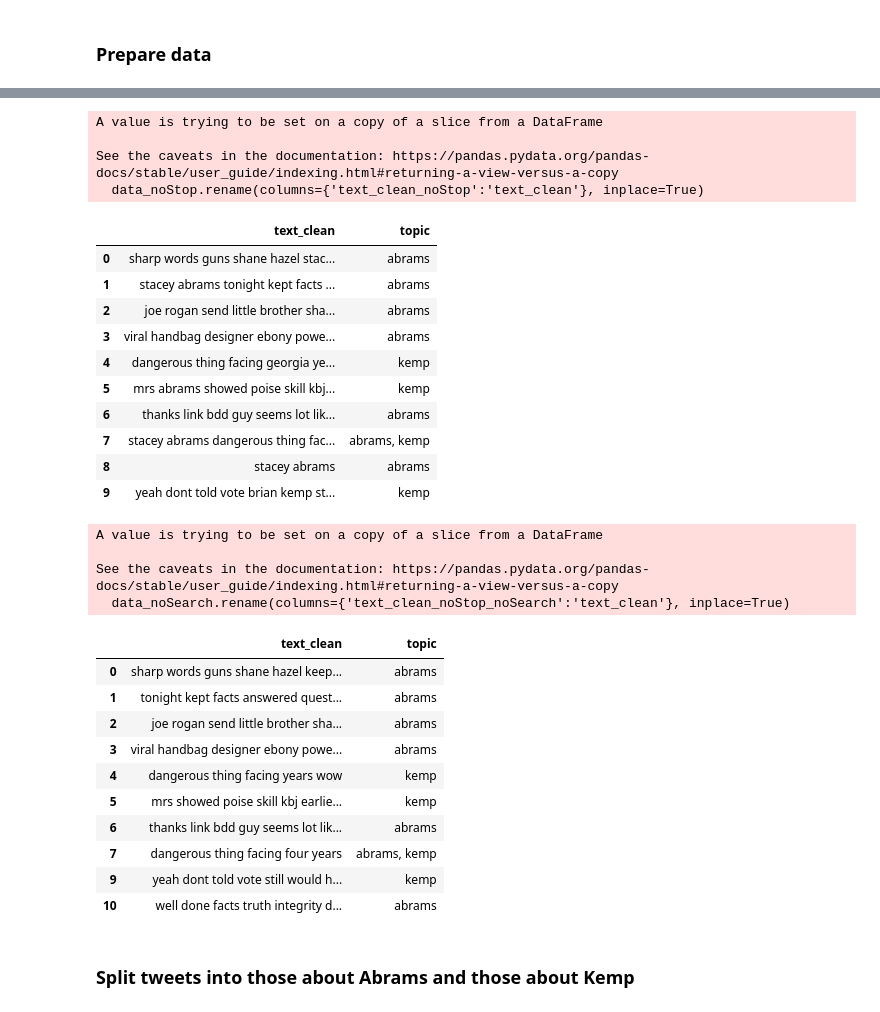
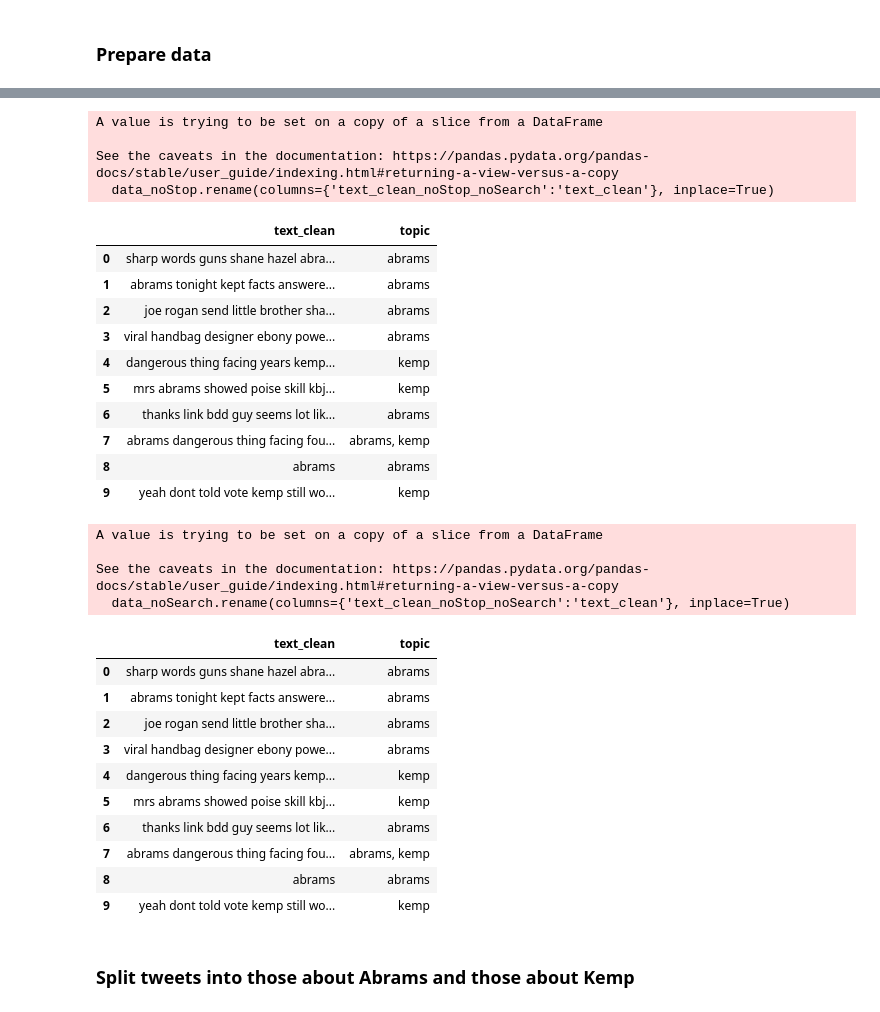
Before and after one commit to monroefarris/anly580_final_project, a Jupyter notebook: Analysis_Code/word2vec_modeling.ipynb, the cells around one changed output, grey strips where cells are left out. Drawn from its saved outputs; the diff is of its cells as text; code cells hidden in the pictures.

```diff
--- a/Analysis_Code/word2vec_modeling.ipynb
+++ b/Analysis_Code/word2vec_modeling.ipynb
@@ -60,3 +60,28 @@ data.head(2)
 |  | created_at | text | hashtags | user_mention_ids | user_mention_screen_names | retweet_count | favorite_count | ... |
 | 0 | 2022-10-18 00:00:00 | Sharp words on guns in Shane Haze... | ['gagovdebate'] | [] | [] | 5 | 24 | ... |
 | 1 | 2022-10-18 00:00:01 | Stacey Abrams won tonight. She ke... | [] | [] | [] | 0 | 6 | ... |
+# %%
+### Make new column with all search words except for 'abrams' and 'kemp' removed
+
+# Define search words used in collecting tweets
+search_words = ['georgia', 'governor', 'gov', 'election', 'ga',
+                'brian', 'kemps', 'briankemp',
+                'stacey', 'staceyabrams', 'abramss',
+                'nominee', 'candidate', 'incumbent']
+
+# Define method to lowercase and remove stopwords and search words from tweet
+def remove_searchwords(tweet):
+    tweet = [word for word in tweet.split() if word not in search_words]
+    tweet = ' '.join(tweet)
+    return tweet
+
+# Apply method to text_clean_noStop column
+no_search = []
+for tweet in list(data['text_clean_noStop']):
+    if isinstance(tweet, float) == False:
+        tweet = remove_searchwords(tweet)
+    no_search.append(tweet)
+data['text_clean_noStop_noSearch'] = no_search
+
+# View first few rows of text and cleaned text columns
+data[['text', 'text_clean', 'text_clean_noStop', 'text_clean_noStop_noSearch']].head(10)
@@ -63,31 +100,31 @@ data.head(2)
 # %%
 # Subset data to keep only the cleaned text data with no stopwords
-data_noStop = data[['text_clean_noStop', 'topic']]
+data_noStop = data[['text_clean_noStop_noSearch', 'topic']]
 
 # Rename column
-data_noStop.rename(columns={'text_clean_noStop':'text_clean'}, inplace=True)
+data_noStop.rename(columns={'text_clean_noStop_noSearch':'text_clean'}, inplace=True)
 
 # Remove any tweets that have no words after cleaning + removing stopwords
 data_noStop = data_noStop[~data_noStop['text_clean'].isna()]
 
 # See first few rows of updated dataframe
 data_noStop.head(10)
 # %% [output]
 A value is trying to be set on a copy of a slice from a DataFrame
 
 See the caveats in the documentation: https://pandas.pydata.org/pandas-docs/stable/user_guide/indexing.html#returning-a-view-versus-a-copy
-  data_noStop.rename(columns={'text_clean_noStop':'text_clean'}, inplace=True)
+  data_noStop.rename(columns={'text_clean_noStop_noSearch':'text_clean'}, inplace=True)
 |  | text_clean | topic |
-| 0 | sharp words guns shane hazel stac... | abrams |
-| 1 | stacey abrams tonight kept facts ... | abrams |
+| 0 | sharp words guns shane hazel abra... | abrams |
+| 1 | abrams tonight kept facts answere... | abrams |
 | 2 | joe rogan send little brother sha... | abrams |
 | 3 | viral handbag designer ebony powe... | abrams |
-| 4 | dangerous thing facing georgia ye... | kemp |
+| 4 | dangerous thing facing years kemp... | kemp |
 | 5 | mrs abrams showed poise skill kbj... | kemp |
 | 6 | thanks link bdd guy seems lot lik... | abrams |
-| 7 | stacey abrams dangerous thing fac... | abrams, kemp |
-| 8 | stacey abrams | abrams |
-| 9 | yeah dont told vote brian kemp st... | kemp |
+| 7 | abrams dangerous thing facing fou... | abrams, kemp |
+| 8 | abrams | abrams |
+| 9 | yeah dont told vote kemp still wo... | kemp |
 # %%
 # Subset data to keep only the cleaned text data with no stopwords + no search words
 data_noSearch = data[['text_clean_noStop_noSearch', 'topic']]
@@ -106,16 +143,16 @@ A value is trying to be set on a copy of a slice from a DataFrame
 See the caveats in the documentation: https://pandas.pydata.org/pandas-docs/stable/user_guide/indexing.html#returning-a-view-versus-a-copy
   data_noSearch.rename(columns={'text_clean_noStop_noSearch':'text_clean'}, inplace=True)
 |  | text_clean | topic |
-| 0 | sharp words guns shane hazel keep... | abrams |
-| 1 | tonight kept facts answered quest... | abrams |
+| 0 | sharp words guns shane hazel abra... | abrams |
+| 1 | abrams tonight kept facts answere... | abrams |
 | 2 | joe rogan send little brother sha... | abrams |
 | 3 | viral handbag designer ebony powe... | abrams |
-| 4 | dangerous thing facing years wow | kemp |
-| 5 | mrs showed poise skill kbj earlie... | kemp |
+| 4 | dangerous thing facing years kemp... | kemp |
+| 5 | mrs abrams showed poise skill kbj... | kemp |
 | 6 | thanks link bdd guy seems lot lik... | abrams |
-| 7 | dangerous thing facing four years | abrams, kemp |
-| 9 | yeah dont told vote still would h... | kemp |
-| 10 | well done facts truth integrity d... | abrams |
+| 7 | abrams dangerous thing facing fou... | abrams, kemp |
+| 8 | abrams | abrams |
+| 9 | yeah dont told vote kemp still wo... | kemp |
 # %% [markdown]
 ### Split tweets into those about Abrams and those about Kemp
 # %%
```
Also changed, not shown: parts of 9 cells of this notebook, 2 other files.
